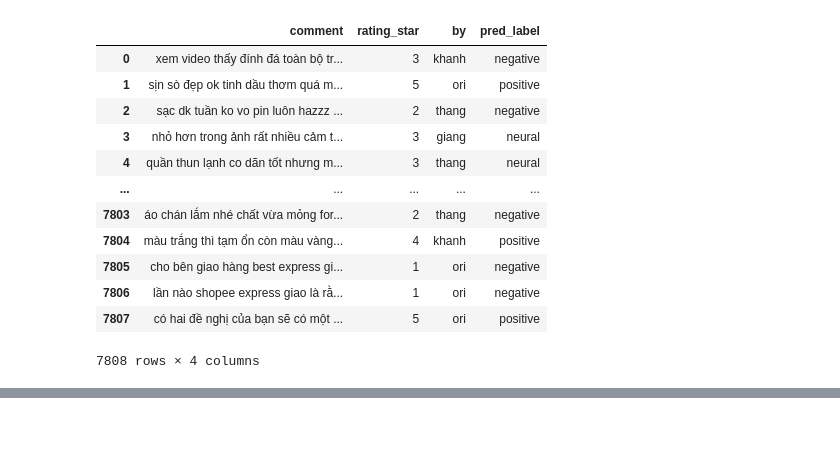
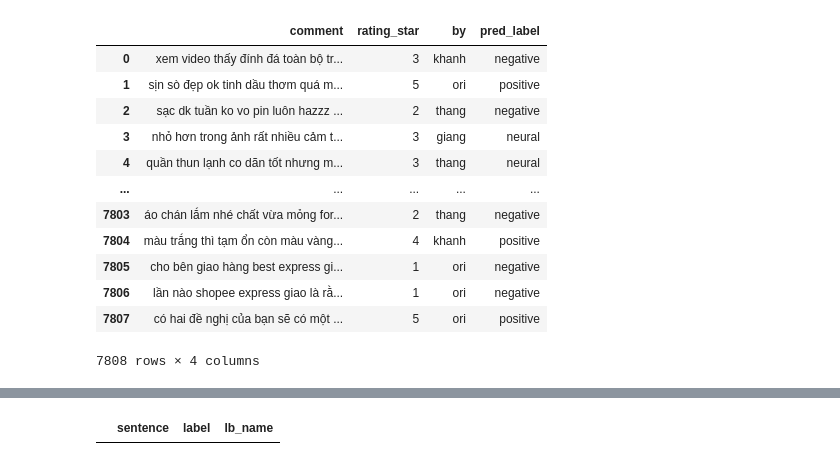
Before and after one commit to daominhkhanh20/WebMiningProject, a Jupyter notebook: EDA/eda.ipynb, the cells around one changed output, grey strips where cells are left out. Cells and saved outputs as stored; diff of their text form; code cells hidden in the pictures; blank space fills up the shorter version.

```diff
--- a/EDA/eda.ipynb
+++ b/EDA/eda.ipynb
@@ -136,4 +139,8 @@ def plotCommonWord(label,topn,ngram):
 plotCommonWord('positive',10,2)
 # %%
 plotCommonWord('negative',10,2)
+# %%
+data[data[label_col] == 'neural']
+# %% [output]
+|  | sentence | label | lb_name |
 # %%
```
Also changed, not shown: parts of 9 cells of this notebook, 15 other files.
